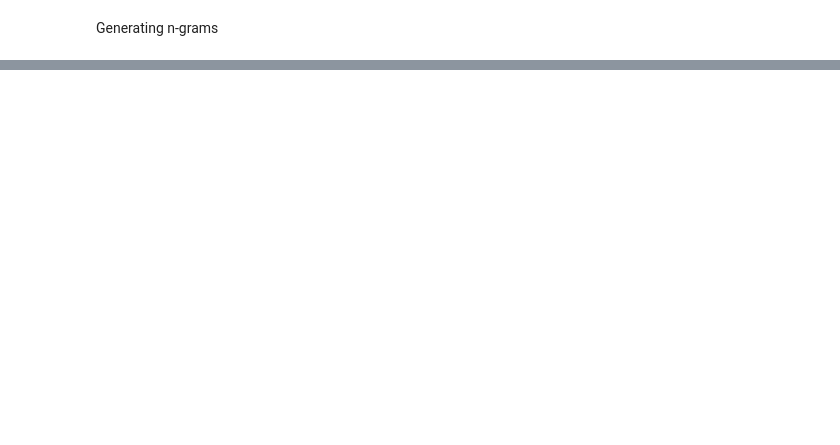
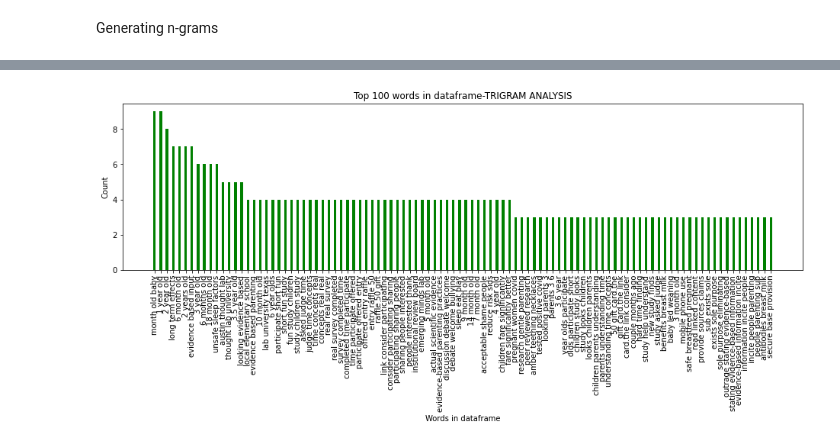
Before and after one commit to allisonhepworth/Reddit_Science_Parenting, a Jupyter notebook: code/preprocessing.ipynb, the cells around one changed output, grey strips where cells are left out. Cells and saved outputs as stored; diff of their text form; code cells hidden in the pictures; blank space fills up the shorter version.

```diff
--- a/code/preprocessing.ipynb
+++ b/code/preprocessing.ipynb
@@ -220,0 +276,21 @@ plt.show()
+# %%
+word_count = defaultdict(int)
+for word in generate_N_grams(words_1,3):
+    word_count[word] += 1
+# %%
+df_word_count = pd.DataFrame(sorted(word_count.items(),key=lambda x:x[1],reverse=True))
+# %%
+word=df_word_count[0][:100]
+count=df_word_count[1][:100]
+# %%
+plt.figure(1,figsize=(16,4))
+plt.bar(word,count, color ='green',
+        width = 0.4)
+plt.xlabel("Words in dataframe")
+plt.ylabel("Count")
+plt.title("Top 100 words in dataframe-TRIGRAM ANALYSIS")
+plt.xticks(rotation = 90)
+plt.savefig("trigram_analysis.png")
+plt.show()
+# %% [output]
+[figure, added]
```
Also changed, not shown: parts of 35 cells of this notebook.
